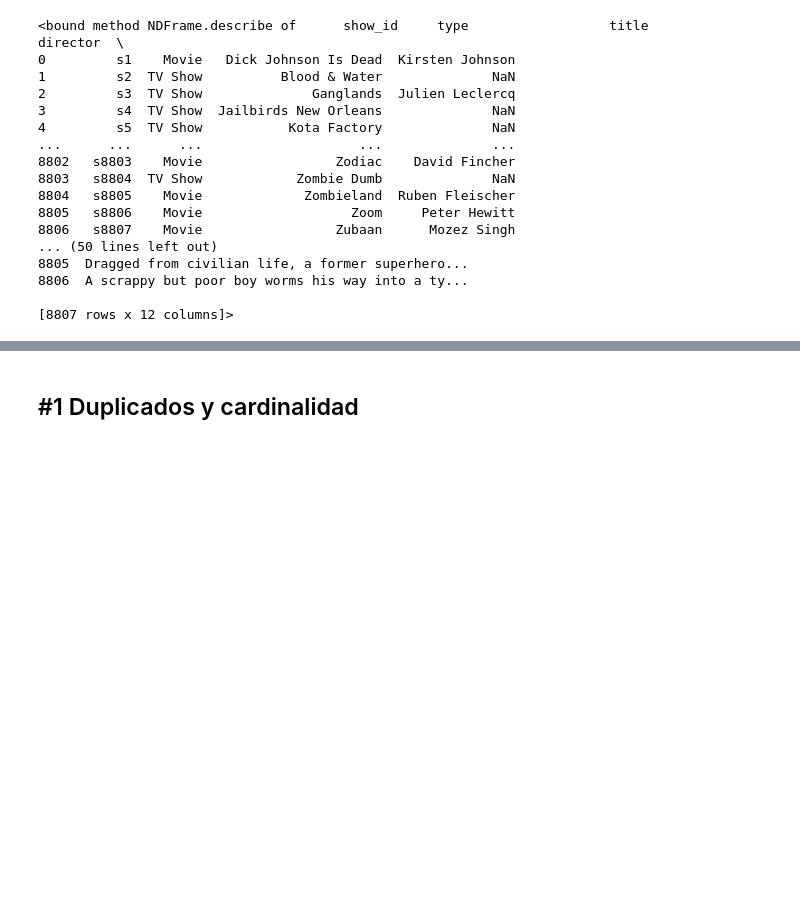
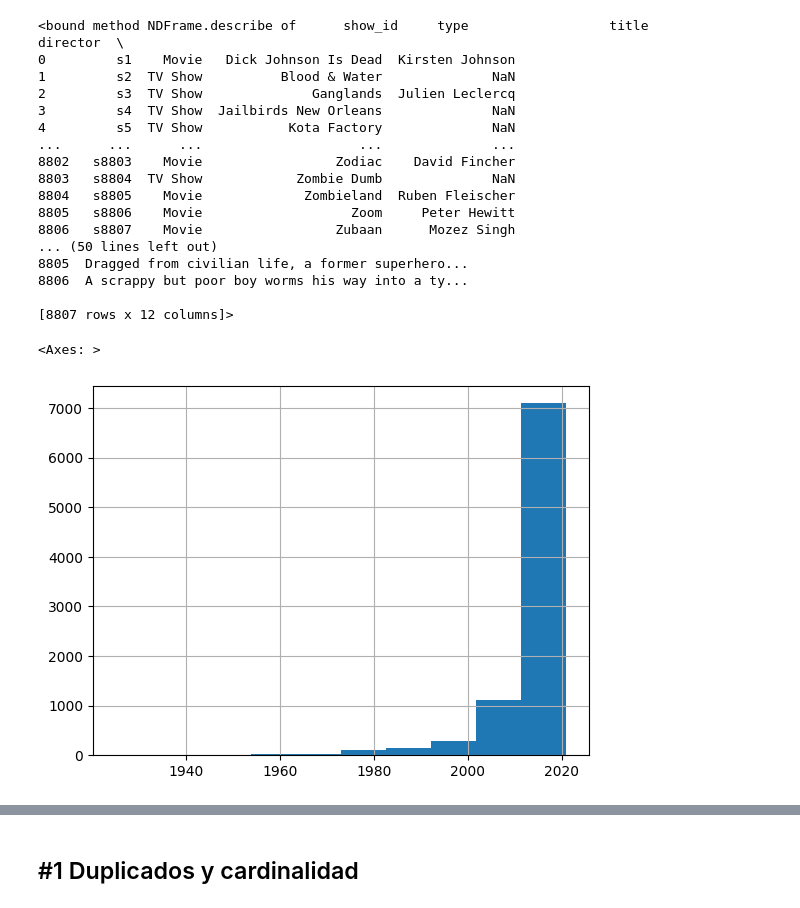
Before and after one commit to blarape/ONLINE_DS_THEBRIDGE_BL, a Jupyter notebook: 18_Practica_Obligatoria_ETL.ipynb, the cells around one changed output, grey strips where cells are left out. Cells and saved outputs as stored; diff of their text form; code cells hidden in the pictures; blank space fills up the shorter version.

```diff
--- a/18_Practica_Obligatoria_ETL.ipynb
+++ b/18_Practica_Obligatoria_ETL.ipynb
@@ -73,3 +74,8 @@ df_peliculas.describe
 8806  A scrappy but poor boy worms his way into a ty...
 
 [8807 rows x 12 columns]>
+# %%
+df_peliculas.release_year.hist()
+# %% [output]
+<Axes: >
+[figure, added]
```
Also changed, not shown: parts of 14 cells of this notebook.
